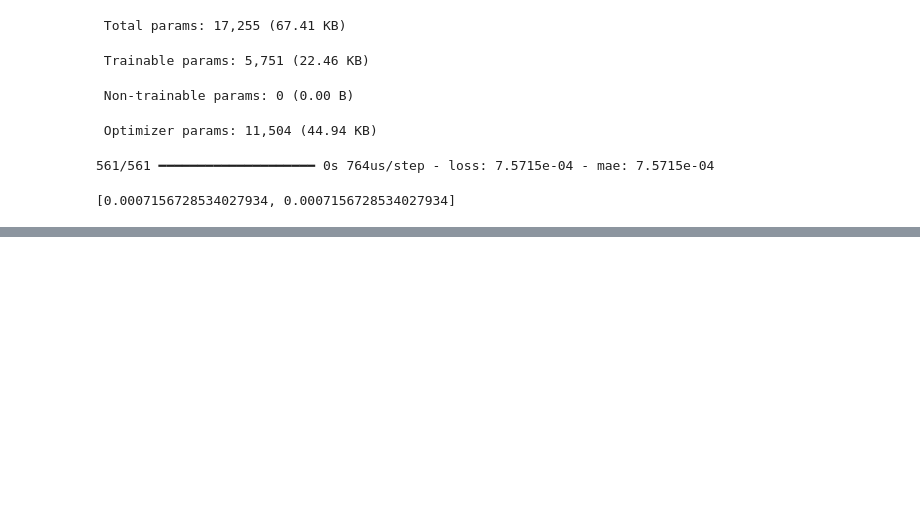
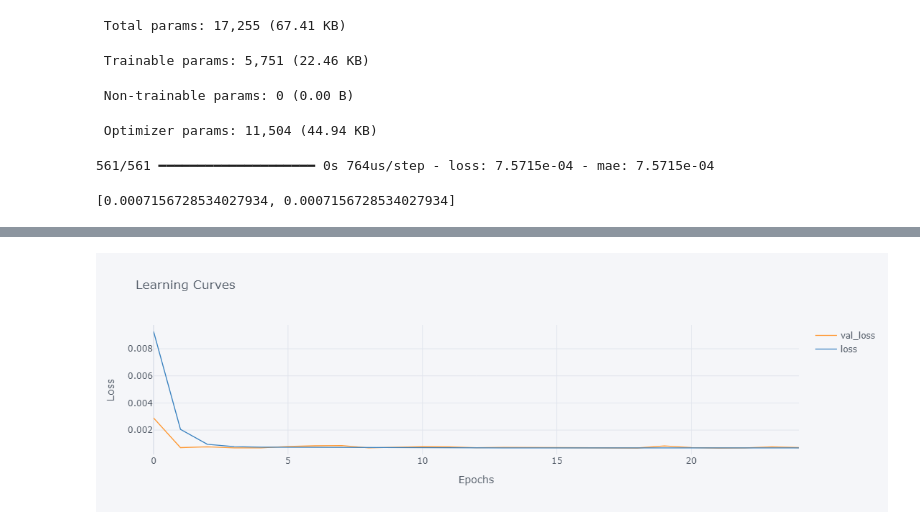
Before and after one commit to YarosInter/Time-Series-Dense-Neural-Network, a Jupyter notebook: Dense_Layer_Neural_Network.ipynb, the cells around one changed output, grey strips where cells are left out. Drawn from its saved outputs; the diff is of its cells as text; code cells hidden in the pictures; blank space fills up the shorter version.

```diff
--- a/Dense_Layer_Neural_Network.ipynb
+++ b/Dense_Layer_Neural_Network.ipynb
@@ -229,0 +230,13 @@ history_df.iplot(xTitle='Epochs', yTitle='Loss', title='Learning Curves for Trai
+# %%
+model_2 = Sequential(name="model_2")
+
+model_2.add(Dense(50, input_shape=(X_train_scaled.shape[1],), name="input_layer"))
+
+for _ in range(0, hidden_layers):
+    model_2.add(Dense(50, activation="relu", name=f"hidden_layer_{_}"))
+
+model_2.add(Dense(1, activation="linear", name="output_layer"))
+
+model_2.compile(loss="mae", optimizer=Adam(), metrics=["mae"])
+
+history_model_2 = model_2.fit(X_train_scaled, y_train, validation_data=(X_test_scaled, y_test), epochs=25)
@@ -229,0 +261,7 @@ history_df.iplot(xTitle='Epochs', yTitle='Loss', title='Learning Curves for Trai
+# %%
+history_df2 = pd.DataFrame(history_model_2.history)
+
+# Plotting learning curves for training loss over epochs using Cufflinks
+history_df2[["val_loss","loss"]].iplot(xTitle='Epochs', yTitle='Loss', title='Learning Curves')
+# %% [output]
+[figure, added]
```
Also changed, not shown: parts of 2 cells of this notebook, 1 other file.
